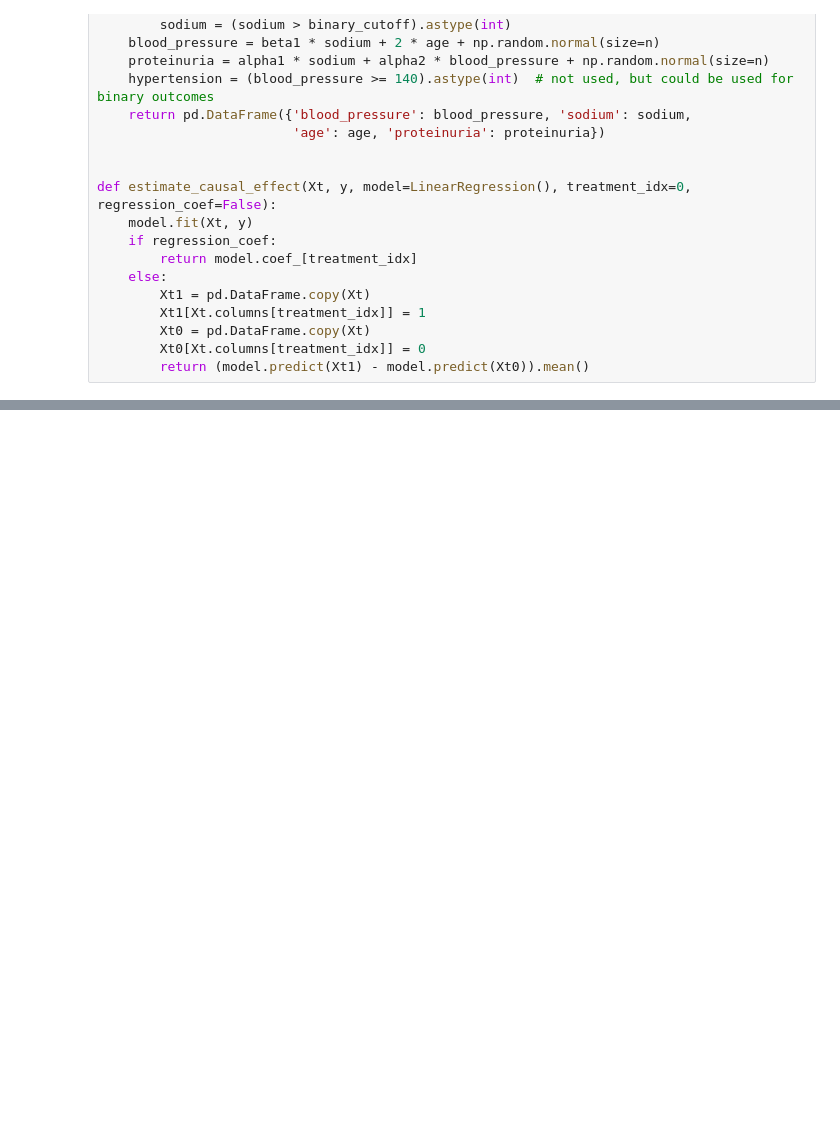
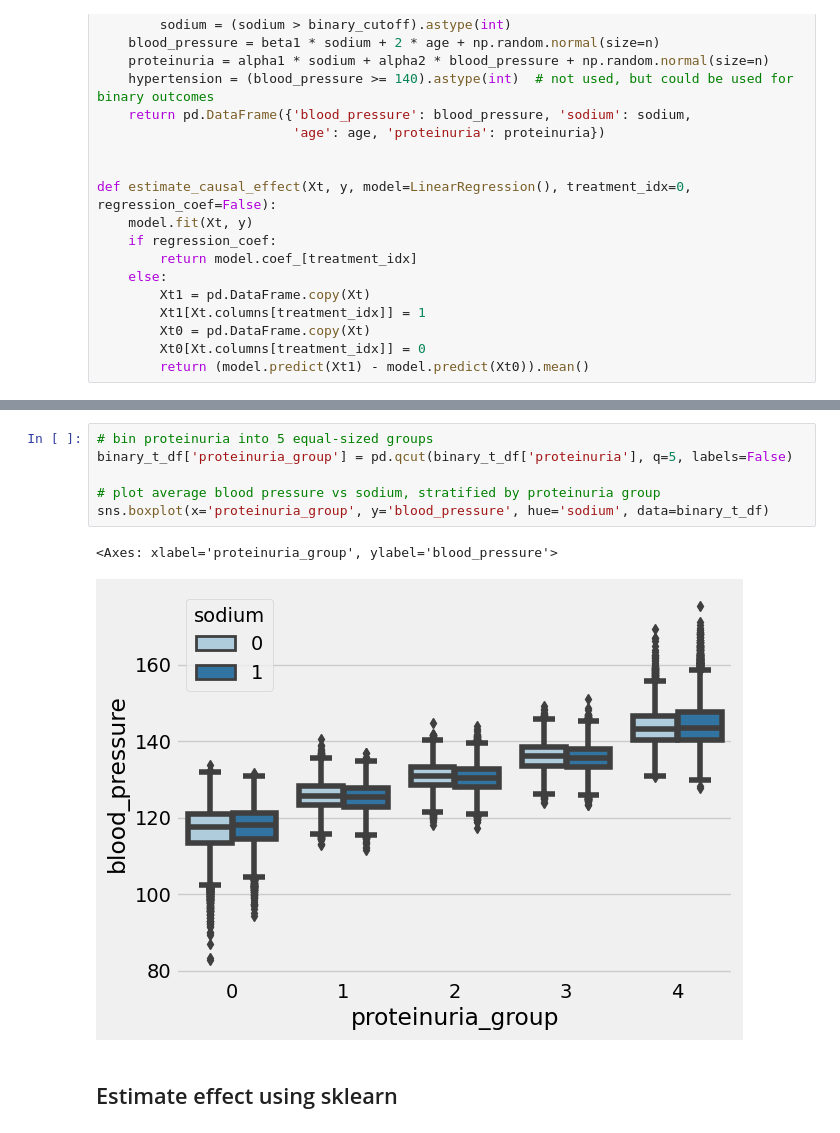
Before and after one commit to mark-baole/causal-inference, a Jupyter notebook: sodium_example.ipynb, the cells around one changed output, grey strips where cells are left out. Drawn from its saved outputs; the diff is of its cells as text; blank space fills up the shorter version.

Commit message:
add example using 3 methods

```diff
--- a/sodium_example.ipynb
+++ b/sodium_example.ipynb
@@ -37 +89,12 @@ def estimate_causal_effect(Xt, y, model=LinearRegression(), treatment_idx=0, reg
+# %%
+# bin proteinuria into 5 equal-sized groups
+binary_t_df['proteinuria_group'] = pd.qcut(binary_t_df['proteinuria'], q=5, labels=False)
+
+# plot average blood pressure vs sodium, stratified by proteinuria group
+sns.boxplot(x='proteinuria_group', y='blood_pressure', hue='sodium', data=binary_t_df)
+# %% [output]
+<Axes: xlabel='proteinuria_group', ylabel='blood_pressure'>
+[figure, added]
+# %% [markdown]
+## Estimate effect using sklearn
 # %%
```
Also changed, not shown: parts of 16 cells of this notebook, 2 other files.
